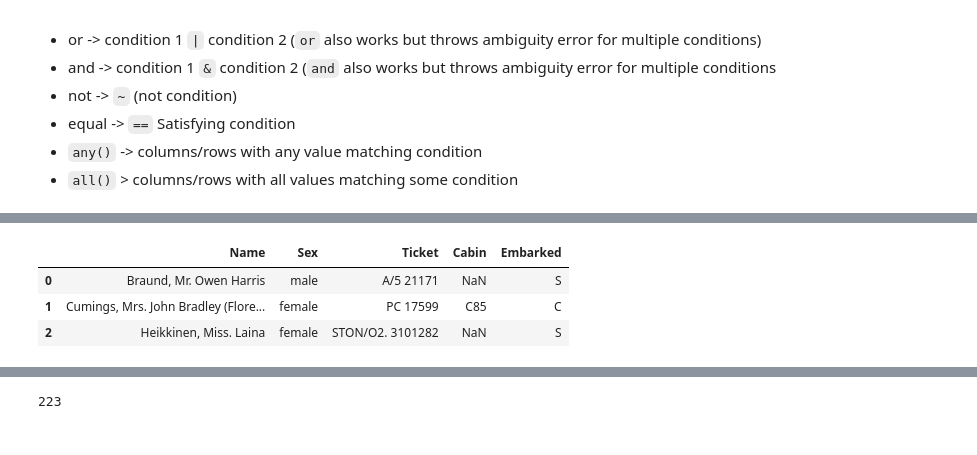
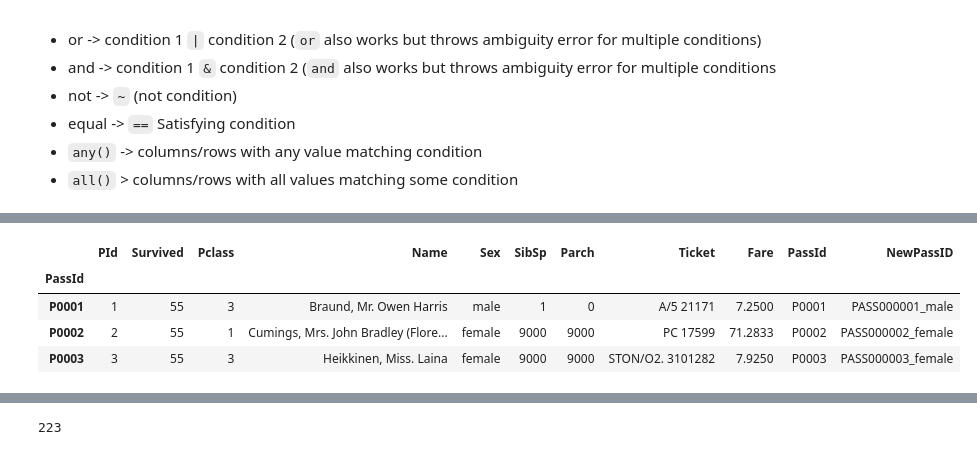
Before and after one commit to ValRCS/Python_Data_Analysis_Forecasting, a Jupyter notebook: notebooks/pandas_cheatsheet.ipynb, the cells around one changed output, grey strips where cells are left out. Saved outputs shown, nothing was run; the diff lists cells and outputs as text; code cells hidden in the pictures.

```diff
--- a/notebooks/pandas_cheatsheet.ipynb
+++ b/notebooks/pandas_cheatsheet.ipynb
@@ -698,0 +780,4 @@ df.loc["P0001":"P0003",['Name',"Age"]]
+# %%
+# Pandas recommends this syntax of setting values to a slice
+df.loc["P0001":"P0003","Survived"] = 3
+df.head(7)
@@ -698,0 +794,3 @@ df.loc["P0001":"P0003",['Name',"Age"]]
+# %%
+df.loc["P0001":"P0003",["Survived","Age"] ] = 55 # changing multiple columns at once
+df.head(7)
@@ -698,0 +807,3 @@ df.loc["P0001":"P0003",['Name',"Age"]]
+# %%
+df.iloc[1:3,5:8] = 9000 # so i assign value 9000 to 2nd and 3rd row and 6th to 8th column
+df.head(7)
@@ -737,0 +913,3 @@ df[(df.Sex == 'female') | (df.iloc[:,2] == 1) ].iloc[:3] # () are important
+# %%
+df[(df.Sex == 'female') & (df.Pclass == 1)]["Age"] = 42
+df.head()
@@ -738,9 +929,10 @@ df[(df.Sex == 'female') | (df.iloc[:,2] == 1) ].iloc[:3] # () are important
 # %%
-# first 3 rows of gives all columns which have all string values or all int > 1 values
-df.loc[:,(df > 1).all()][:3]
+# first 3 rows of all columns which have all not null values
+df.loc[:,(df.notnull().all() )].head(3)
 # %% [output]
-|  | Name | Sex | Ticket | Cabin | Embarked |
-| 0 | Braund, Mr. Owen Harris | male | A/5 21171 | NaN | S |
-| 1 | Cumings, Mrs. John Bradley (Flore... | female | PC 17599 | C85 | C |
-| 2 | Heikkinen, Miss. Laina | female | STON/O2. 3101282 | NaN | S |
+|  | PId | Survived | Pclass | Name | Sex | SibSp | Parch | Ticket | Fare | PassId | NewPassID |
+| PassId |  |  |  |  |  |  |  |  |  |  |  |
+| P0001 | 1 | 55 | 3 | Braund, Mr. Owen Harris | male | 1 | 0 | A/5 21171 | 7.2500 | P0001 | PASS000001_male |
+| P0002 | 2 | 55 | 1 | Cumings, Mrs. John Bradley (Flore... | female | 9000 | 9000 | PC 17599 | 71.2833 | P0002 | PASS000002_female |
+| P0003 | 3 | 55 | 3 | Heikkinen, Miss. Laina | female | 9000 | 9000 | STON/O2. 3101282 | 7.9250 | P0003 | PASS000003_female |
 # %%
```
Also changed, not shown: parts of 43 cells of this notebook.
